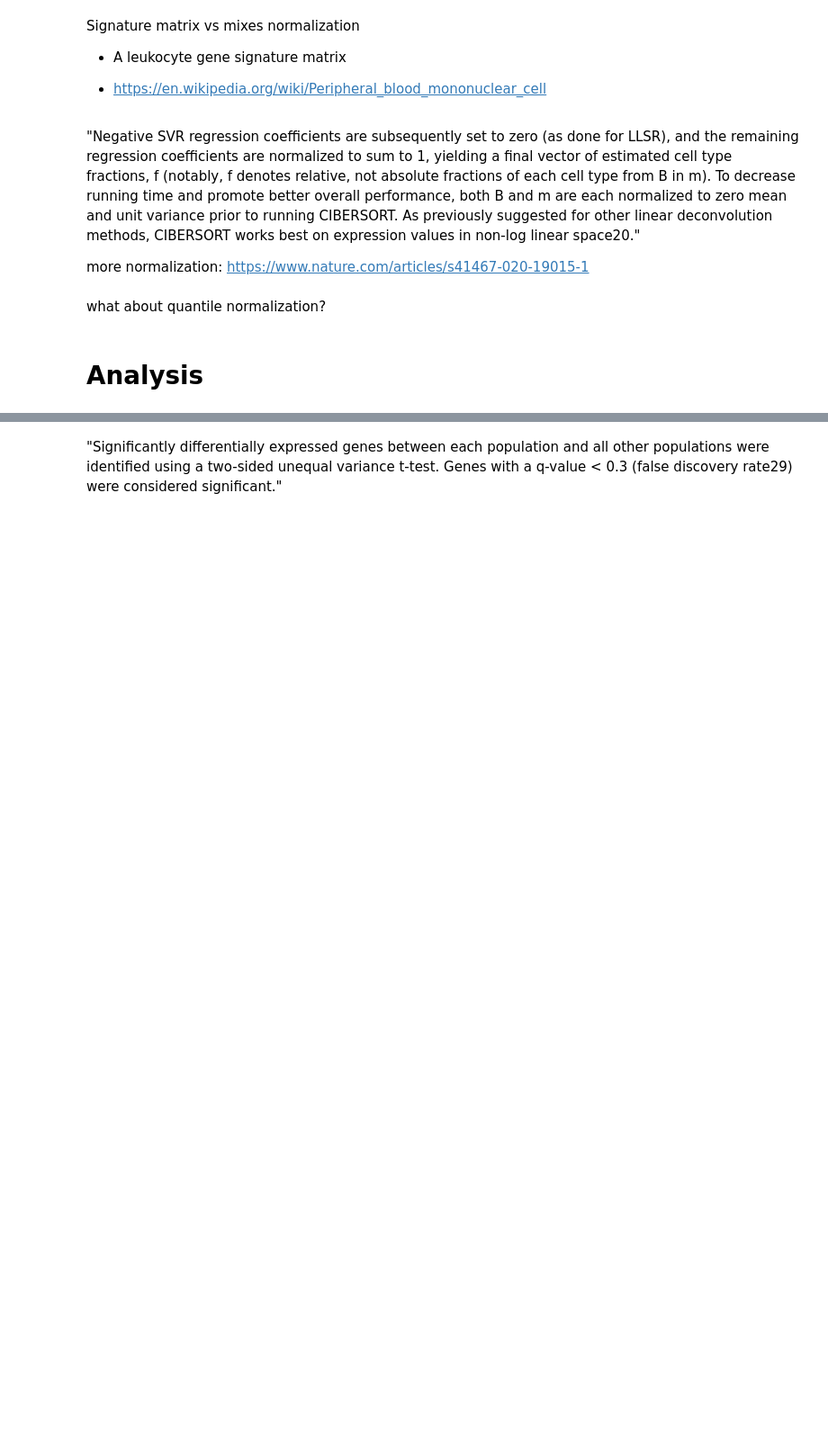
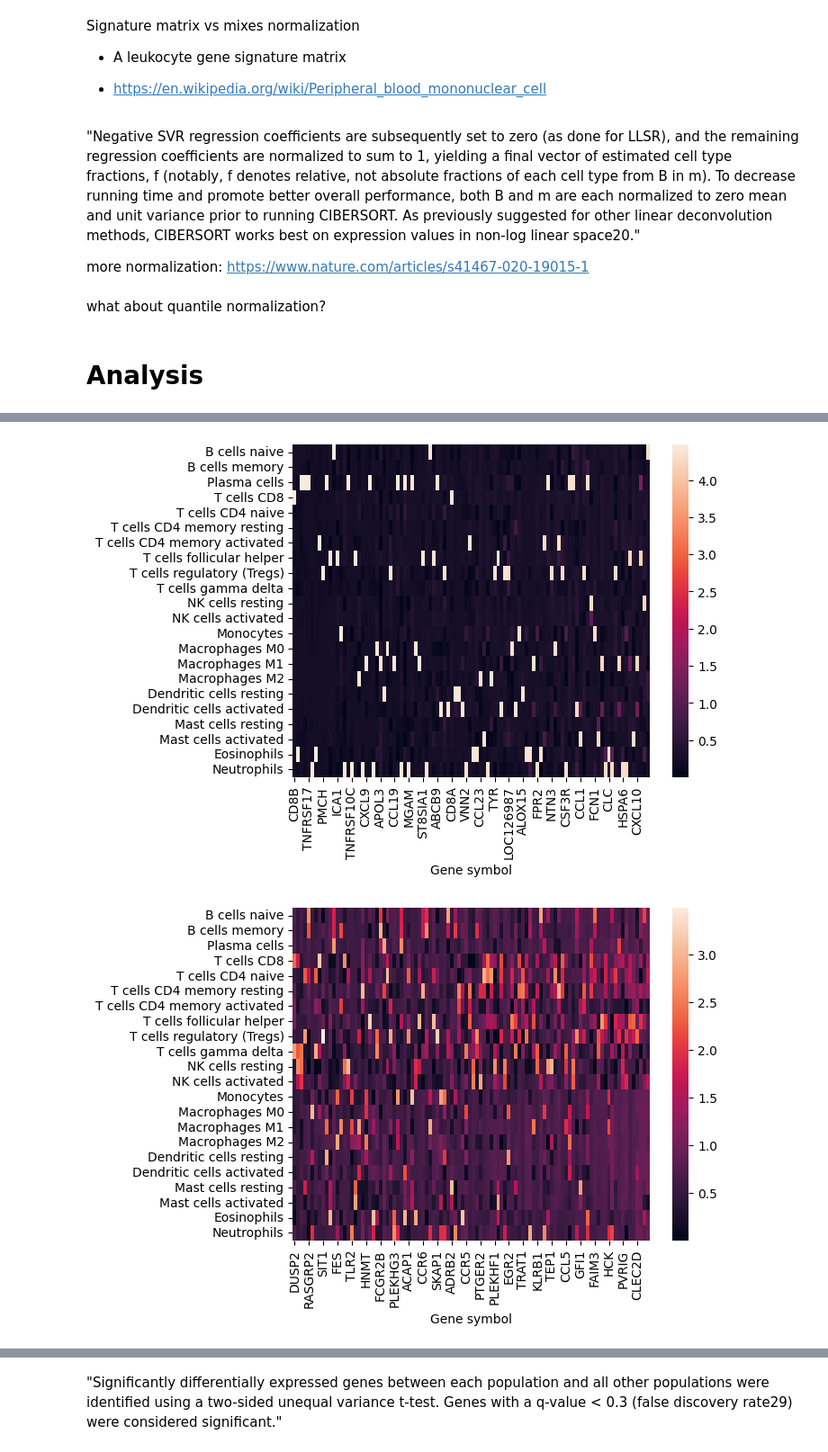
Before and after one commit to cyniphile/cell-type-deconvolution, a Jupyter notebook: Analysis.ipynb, the cells around one changed output, grey strips where cells are left out. Shown at 90% size. Drawn from its saved outputs; the diff is of its cells as text; code cells hidden in the pictures; blank space fills up the shorter version.

```diff
--- a/Analysis.ipynb
+++ b/Analysis.ipynb
@@ -86,0 +137,10 @@ estimated_proportions.index = signature_matrix.columns
+# %%
+normalized_sm = abs((signature_matrix_common.T - signature_matrix_common.T.mean()) / signature_matrix_common.T.std())
+genes_ranked_by_DE = normalized_sm.std().sort_values(ascending=False)  # type: ignore
+sns.heatmap(normalized_sm.T.loc[genes_ranked_by_DE.head(100).index.values].T)
+plt.show()
+sns.heatmap(normalized_sm.T.loc[genes_ranked_by_DE.tail(100).index.values].T)
+plt.show()
+# %% [output]
+[figure, added]
+[figure, added]
```
Also changed, not shown: parts of 25 cells of this notebook, 10 other files.
